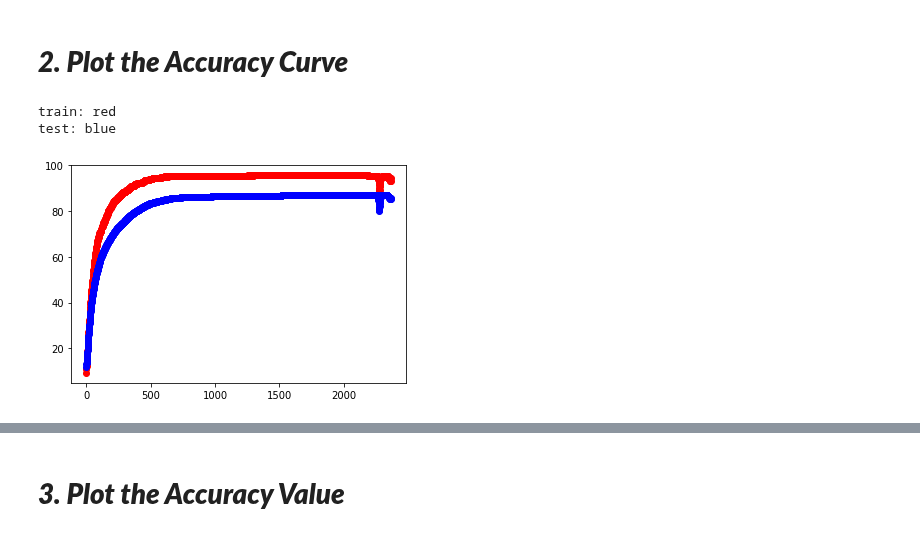
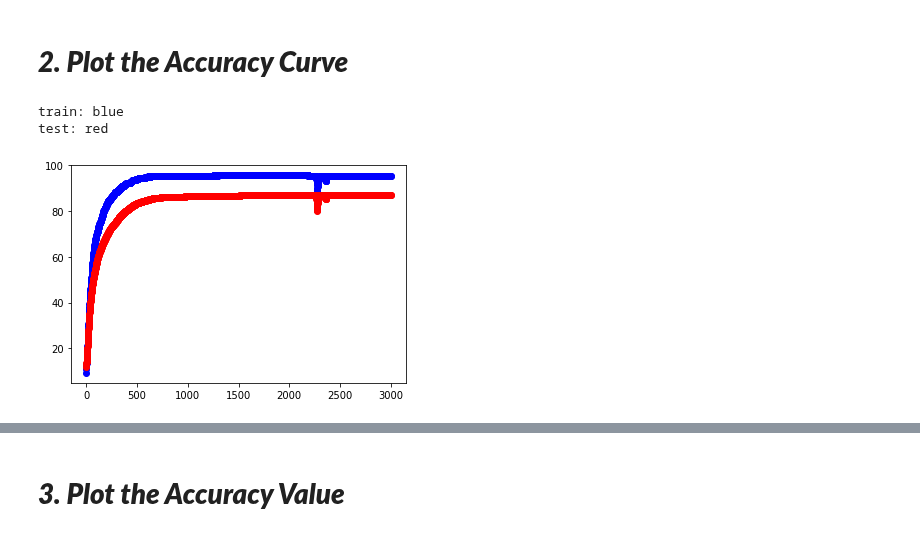
Before and after one commit to crescent98/machinelearning35911, a Jupyter notebook: assignment10.ipynb, the cells around one changed output, grey strips where cells are left out. Cells and saved outputs as stored; diff of their text form; code cells hidden in the pictures.

Commit message:
final assignment10 [3. Plot the accuracy Value]

```diff
--- a/assignment10.ipynb
+++ b/assignment10.ipynb
@@ -150,12 +150,12 @@ m=1000 #train 은 1000회
 alpha=0.3 #가중치
 theta_size=np.size(theta_1)+np.size(theta_2)+np.size(theta_3)
 # %%
-alpha=0.6
+alpha=0.03
 lamb=1000
 # %%
 i=0
 # %%
-while(train_accuracy[i-1]<99):
+while(i<3000):
 
   #training
   b_delta4=0
@@ -278,10 +272,10 @@ train: red test: blue
 # %% [markdown]
 # ***2. Plot the Accuracy Curve***
 # %%
-plt.scatter(range(0,i),train_accuracy[:i],c="#ff0000")
-plt.scatter(range(0,i),test_accuracy[:i],c="#0000ff")
-print("train: red \ntest: blue")
+plt.scatter(range(0,i),train_accuracy[:i],c="#0000ff")
+plt.scatter(range(0,i),test_accuracy[:i],c="#ff0000")
+print("train: blue \ntest: red")
 # %% [output]
-train: red
-test: blue
+train: blue
+test: red
-[figure, old version]
+[figure, new version]
```
Also changed, not shown: parts of 9 cells of this notebook.
